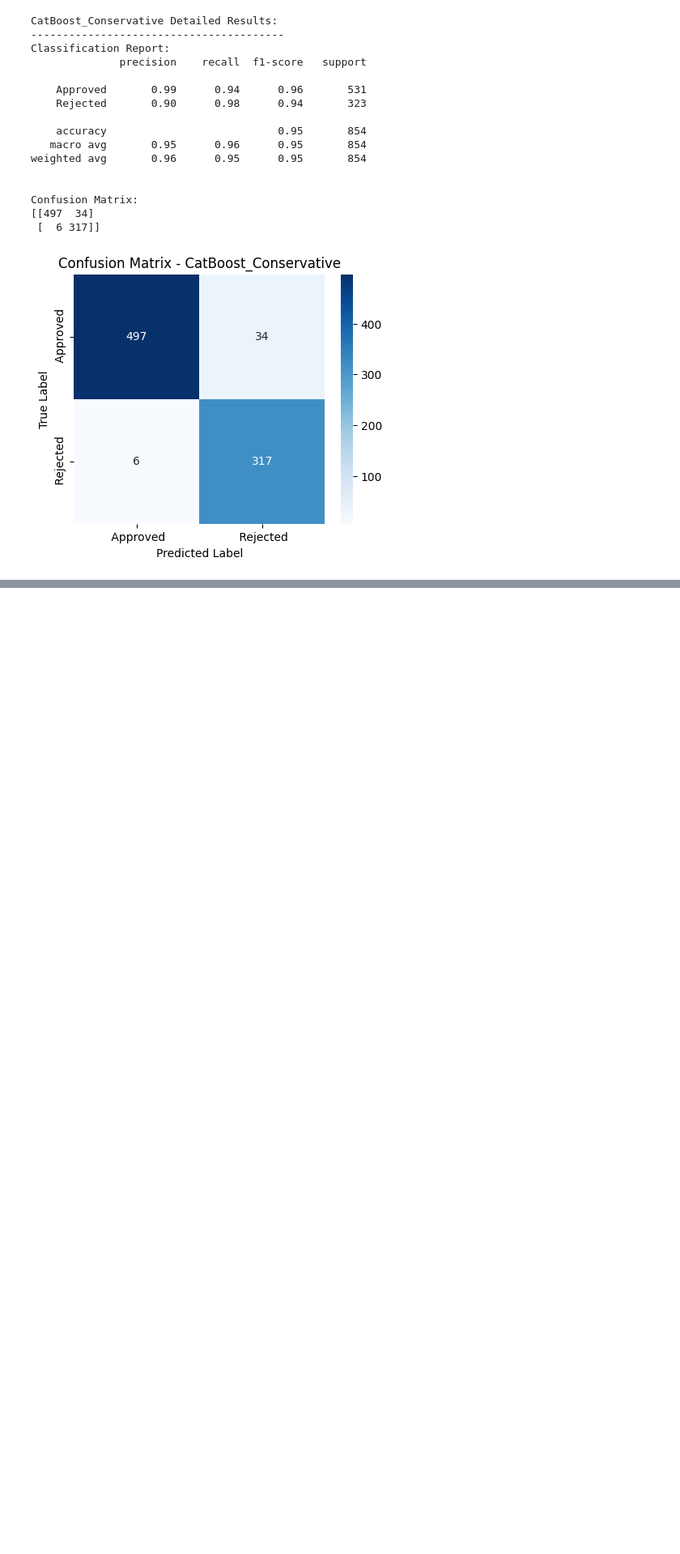
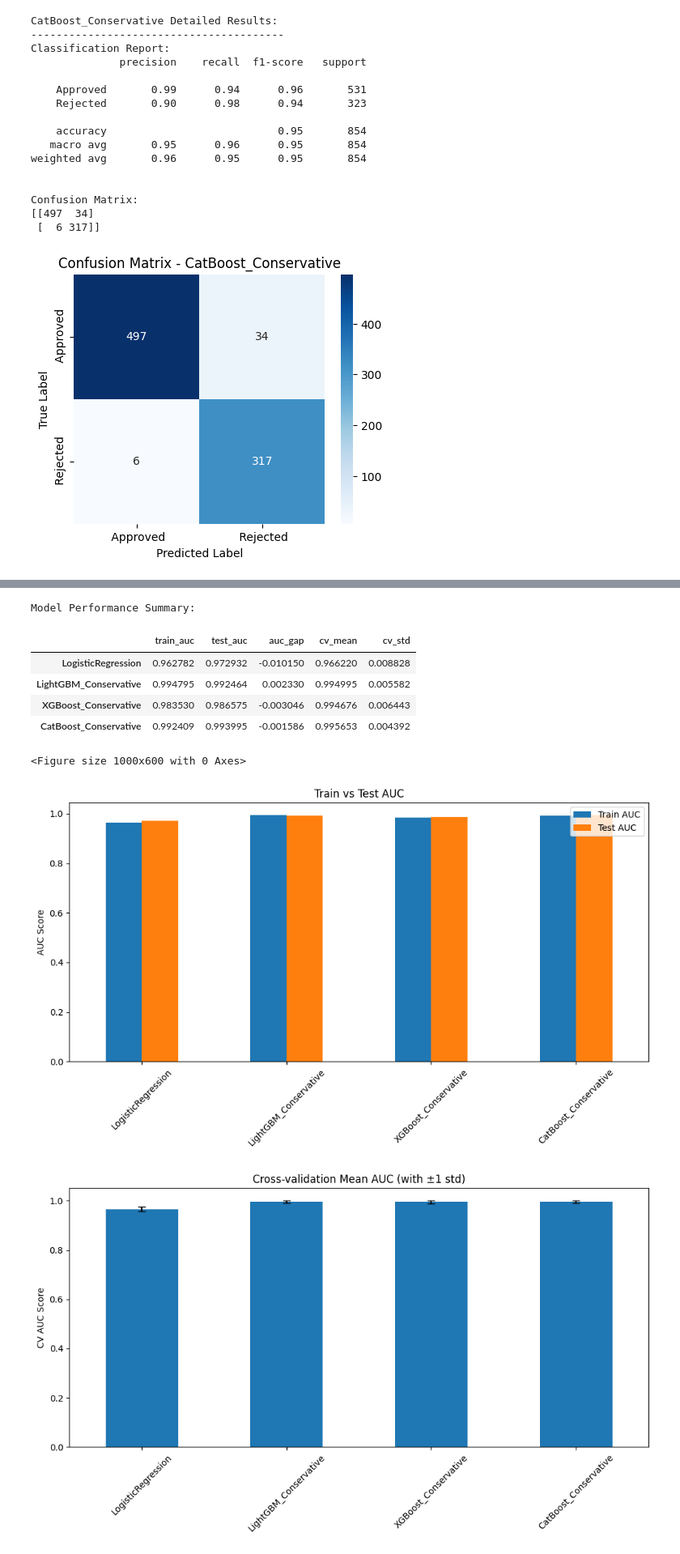
Before and after one commit to MaryamAli-2020/Data-Mining-Experiments, a Jupyter notebook: experiment1.ipynb, the cells around one changed output, grey strips where cells are left out. Shown at 81% size. Drawn from its saved outputs; the diff is of its cells as text; code cells hidden in the pictures; blank space fills up the shorter version.

```diff
--- a/experiment1.ipynb
+++ b/experiment1.ipynb
@@ -582,0 +795,47 @@ Confusion Matrix:
+# %%
+# Convert results dict → DataFrame
+results_df = pd.DataFrame.from_dict(results, orient='index')
+
+# Show as table
+print("\nModel Performance Summary:")
+display(results_df[['train_auc', 'test_auc', 'auc_gap', 'cv_mean', 'cv_std']])
+
+# --- Bar chart: Train vs Test AUC ---
+plt.figure(figsize=(10, 6))
+results_df[['train_auc', 'test_auc']].plot(
+    kind='bar', figsize=(10,6), rot=45
+)
+plt.title("Train vs Test AUC")
+plt.ylabel("AUC Score")
+plt.legend(["Train AUC", "Test AUC"])
+plt.tight_layout()
+plt.show()
+
+# --- Bar chart: Cross-validation mean AUC ---
+plt.figure(figsize=(10, 6))
+results_df['cv_mean'].plot(
+    kind='bar', yerr=results_df['cv_std'], capsize=4, rot=45
+)
+plt.title("Cross-validation Mean AUC (with ±1 std)")
+plt.ylabel("CV AUC Score")
+plt.tight_layout()
+plt.show()
+
+# --- Bar chart: AUC Gap (Overfitting indicator) ---
+plt.figure(figsize=(10, 6))
+results_df['auc_gap'].plot(kind='bar', color='red', rot=45)
+plt.title("AUC Gap (Train - Test)")
+plt.ylabel("AUC Gap")
+plt.axhline(0, color='black', linestyle='--')
+plt.tight_layout()
+plt.show()
+# %% [output]
+Model Performance Summary:
+|  | train_auc | test_auc | auc_gap | cv_mean | cv_std |
+| LogisticRegression | 0.962782 | 0.972932 | -0.010150 | 0.966220 | 0.008828 |
+| LightGBM_Conservative | 0.994795 | 0.992464 | 0.002330 | 0.994995 | 0.005582 |
+| XGBoost_Conservative | 0.983530 | 0.986575 | -0.003046 | 0.994676 | 0.006443 |
+| CatBoost_Conservative | 0.992409 | 0.993995 | -0.001586 | 0.995653 | 0.004392 |
+<Figure size 1000x600 with 0 Axes>
+[figure, added]
+[figure, added]
```
Also changed, not shown: parts of 7 cells of this notebook, 6 other files.
